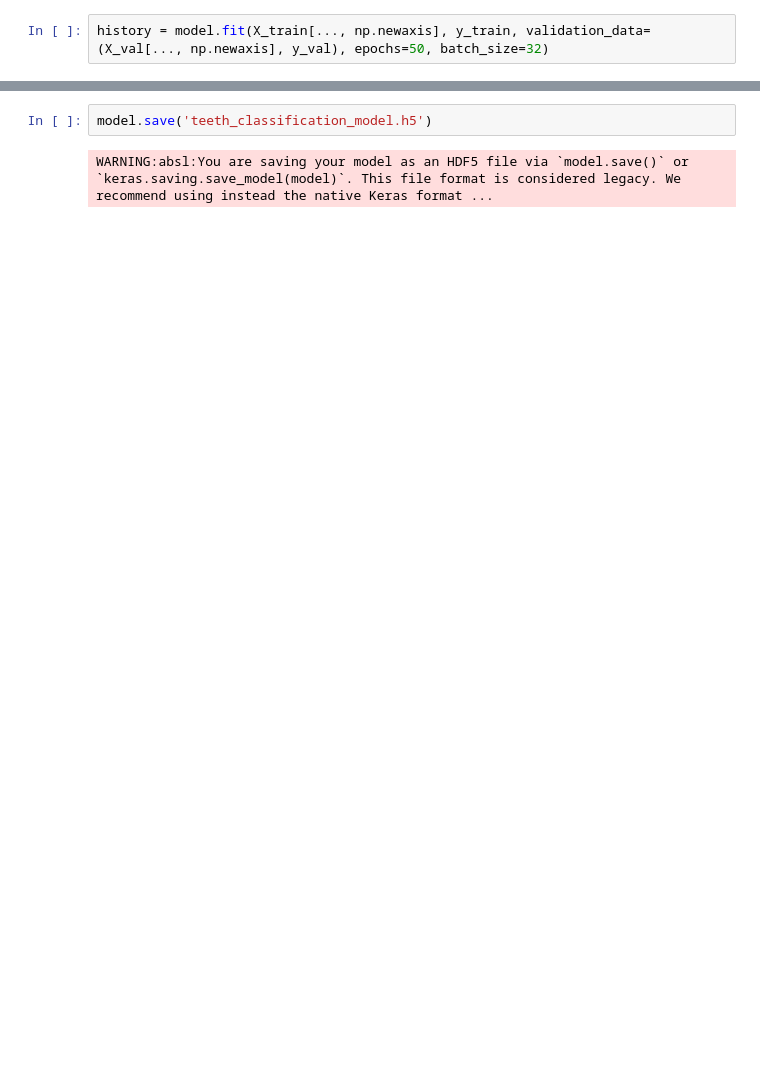
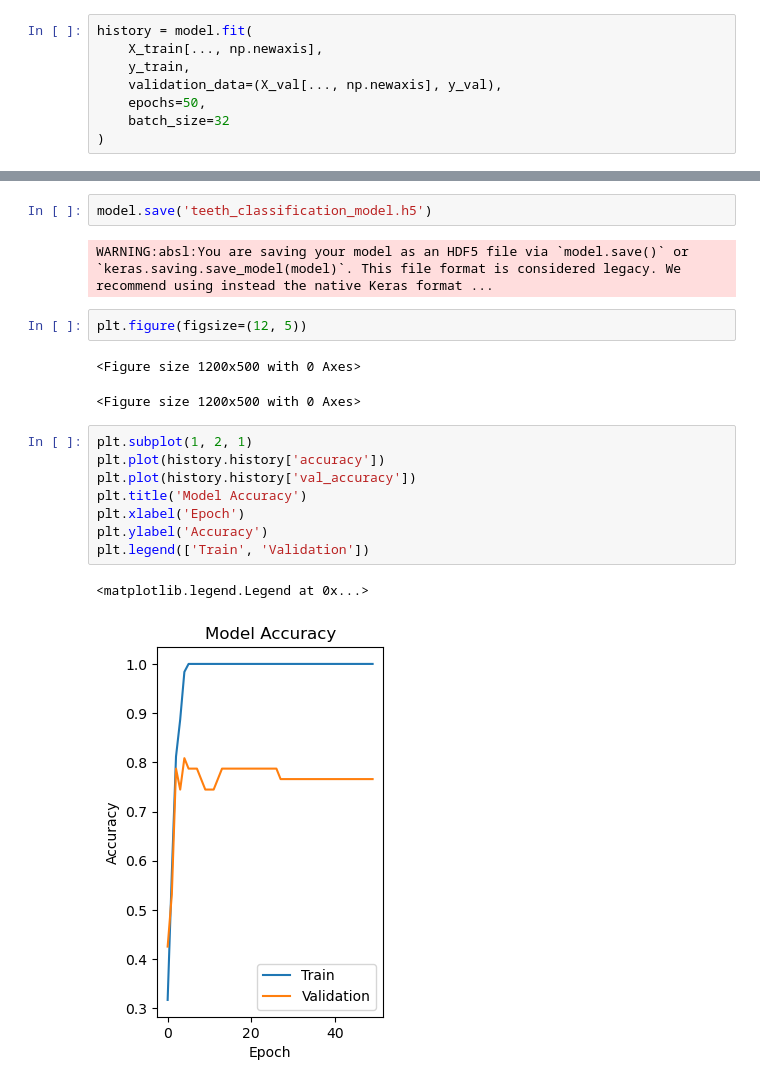
Before and after one commit to ennajari/3D_Teeth_Classification_Using_ConvNet1, a Jupyter notebook: model_training.ipynb, the cells around one changed output, grey strips where cells are left out. Cells and saved outputs as stored; diff of their text form; blank space fills up the shorter version.

```diff
--- a/model_training.ipynb
+++ b/model_training.ipynb
@@ -24,6 +25,12 @@ def create_model(input_shape, num_classes):
 model = create_model((64, 64, 64, 1), 7)
 model.compile(optimizer='adam', loss='sparse_categorical_crossentropy', metrics=['accuracy'])
 # %%
-history = model.fit(X_train[..., np.newaxis], y_train, validation_data=(X_val[..., np.newaxis], y_val), epochs=50, batch_size=32)
+history = model.fit(
+    X_train[..., np.newaxis],
+    y_train,
+    validation_data=(X_val[..., np.newaxis], y_val),
+    epochs=50,
+    batch_size=32
+)
 # %% [output]
 Epoch 1/50
@@ -47,3 +54,19 @@ Epoch 50/50
 model.save('teeth_classification_model.h5')
 # %% [output]
 WARNING:absl:You are saving your model as an HDF5 file via `model.save()` or `keras.saving.save_model(model)`. This file format is considered legacy. We recommend using instead the native Keras format ...
+# %%
+plt.figure(figsize=(12, 5))
+# %% [output]
+<Figure size 1200x500 with 0 Axes>
+<Figure size 1200x500 with 0 Axes>
+# %%
+plt.subplot(1, 2, 1)
+plt.plot(history.history['accuracy'])
+plt.plot(history.history['val_accuracy'])
+plt.title('Model Accuracy')
+plt.xlabel('Epoch')
+plt.ylabel('Accuracy')
+plt.legend(['Train', 'Validation'])
+# %% [output]
+<matplotlib.legend.Legend at 0x...>
+[figure, added]
```
Also changed, not shown: parts of 5 cells of this notebook, 4 other files.
